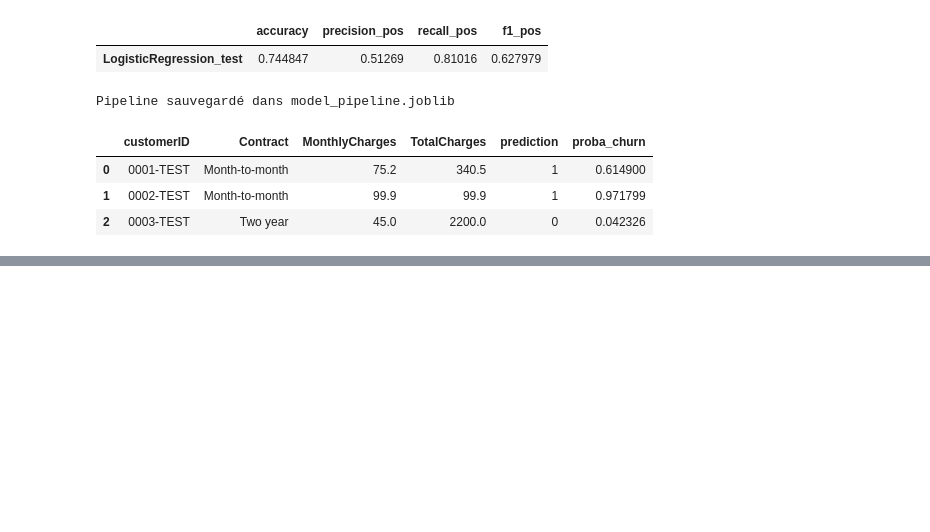
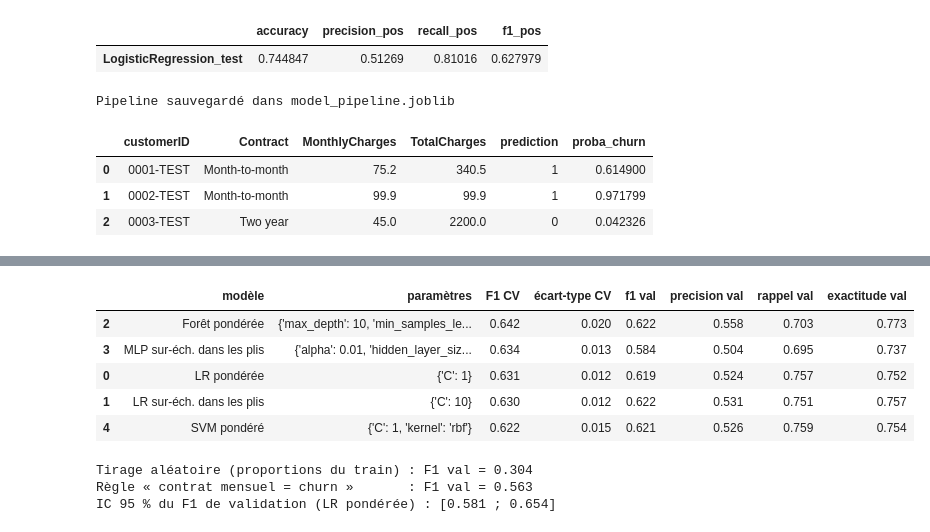
Before and after one commit to soboure69/Customer-Churn, a Jupyter notebook: projet_costumer_churn.ipynb, the cells around one changed output, grey strips where cells are left out. Drawn from its saved outputs; the diff is of its cells as text; code cells hidden in the pictures; blank space fills up the shorter version.

```diff
--- a/projet_costumer_churn.ipynb
+++ b/projet_costumer_churn.ipynb
@@ -1391,0 +1407,20 @@ except Exception as e:
+# %%
+from imblearn.over_sampling import RandomOverSampler
+from imblearn.pipeline import Pipeline as ImbPipeline
+from sklearn.dummy import DummyClassifier
+from sklearn.metrics import accuracy_score, f1_score, precision_score, recall_score
+from sklearn.model_selection import StratifiedKFold, cross_val_predict
+from sklearn.pipeline import Pipeline
+
+# Même découpage que plus haut, sur les données non normalisées
+Xs_train, Xs_tmp, ys_train, ys_tmp = train_test_split(X, y, test_size=0.4, random_state=seed, stratify=y)
+Xs_val, Xs_test, ys_val, ys_test = train_test_split(Xs_tmp, ys_tmp, test_size=0.5, random_state=seed, stratify=ys_tmp)
+cv = StratifiedKFold(n_splits=5, shuffle=True, random_state=seed)
+
+
+def metriques(y_true, y_pred):
+    return {'f1': f1_score(y_true, y_pred), 'precision': precision_score(y_true, y_pred),
+            'rappel': recall_score(y_true, y_pred), 'exactitude': accuracy_score(y_true, y_pred)}
+
+
+print(f'train {len(Xs_train)} | validation {len(Xs_val)} | test {len(Xs_test)} | churn dans le train {ys_train.mean():.1%}')
@@ -1391,0 +1433,55 @@ except Exception as e:
+# %%
+candidats = {
+    'LR pondérée': (
+        Pipeline([('scale', MinMaxScaler()), ('model', LogisticRegression(class_weight='balanced', max_iter=1000, random_state=seed))]),
+        {'model__C': [0.01, 0.1, 1, 10, 100]}),
+    'LR sur-éch. dans les plis': (
+        ImbPipeline([('scale', MinMaxScaler()), ('over', RandomOverSampler(random_state=seed)), ('model', LogisticRegression(max_iter=1000, random_state=seed))]),
+        {'model__C': [0.01, 0.1, 1, 10, 100]}),
+    'Forêt pondérée': (
+        Pipeline([('scale', MinMaxScaler()), ('model', RandomForestClassifier(class_weight='balanced', random_state=seed))]),
+        {'model__n_estimators': [100, 300], 'model__max_depth': [5, 10, None], 'model__min_samples_leaf': [1, 5, 20]}),
+    'MLP sur-éch. dans les plis': (
+        ImbPipeline([('scale', MinMaxScaler()), ('over', RandomOverSampler(random_state=seed)), ('model', MLPClassifier(max_iter=1000, early_stopping=True, random_state=seed))]),
+        {'model__hidden_layer_sizes': [(50,), (100,), (200,)], 'model__alpha': [1e-4, 1e-2, 1]}),
+    'SVM pondéré': (
+        Pipeline([('scale', MinMaxScaler()), ('model', SVC(class_weight='balanced', random_state=seed))]),
+        {'model__C': [0.1, 1, 10, 100], 'model__kernel': ['linear', 'rbf']}),
+}
+
+lignes, grilles = [], {}
+for nom, (pipe, grille) in candidats.items():
+    gs = GridSearchCV(pipe, grille, scoring='f1', cv=cv).fit(Xs_train, ys_train)
+    grilles[nom] = gs
+    i = gs.best_index_
+    val = metriques(ys_val, gs.predict(Xs_val))
+    lignes.append({'modèle': nom,
+                   'paramètres': {k.replace('model__', ''): v for k, v in gs.best_params_.items()},
+                   'F1 CV': gs.cv_results_['mean_test_score'][i], 'écart-type CV': gs.cv_results_['std_test_score'][i],
+                   **{f'{k} val': v for k, v in val.items()}})
+
+comparaison = pd.DataFrame(lignes).sort_values('F1 CV', ascending=False).round(3)
+comparaison
+# %% [output]
+|  | modèle | paramètres | F1 CV | écart-type CV | f1 val | precision val | rappel val | exactitude val |
+| 2 | Forêt pondérée | {'max_depth': 10, 'min_samples_le... | 0.642 | 0.020 | 0.622 | 0.558 | 0.703 | 0.773 |
+| 3 | MLP sur-éch. dans les plis | {'alpha': 0.01, 'hidden_layer_siz... | 0.634 | 0.013 | 0.584 | 0.504 | 0.695 | 0.737 |
+| 0 | LR pondérée | {'C': 1} | 0.631 | 0.012 | 0.619 | 0.524 | 0.757 | 0.752 |
+| 1 | LR sur-éch. dans les plis | {'C': 10} | 0.630 | 0.012 | 0.622 | 0.531 | 0.751 | 0.757 |
+| 4 | SVM pondéré | {'C': 1, 'kernel': 'rbf'} | 0.622 | 0.015 | 0.621 | 0.526 | 0.759 | 0.754 |
+# %%
+# Références simples sur la validation
+aleatoire = DummyClassifier(strategy='stratified', random_state=seed).fit(Xs_train, ys_train)
+regle = ((Xs_val['Contract_One year'] == 0) & (Xs_val['Contract_Two year'] == 0)).astype(int)  # contrat mensuel
+print(f"Tirage aléatoire (proportions du train) : F1 val = {f1_score(ys_val, aleatoire.predict(Xs_val)):.3f}")
+print(f"Règle « contrat mensuel = churn »       : F1 val = {f1_score(ys_val, regle):.3f}")
+
+# Incertitude du F1 de validation (bootstrap, 1 000 tirages) pour la LR pondérée
+rng = np.random.default_rng(seed)
+pred_lr = grilles['LR pondérée'].predict(Xs_val)
+boot = [f1_score(ys_val.values[idx], pred_lr[idx]) for idx in (rng.integers(0, len(ys_val), len(ys_val)) for _ in range(1000))]
+print(f"IC 95 % du F1 de validation (LR pondérée) : [{np.percentile(boot, 2.5):.3f} ; {np.percentile(boot, 97.5):.3f}]")
+# %% [output]
+Tirage aléatoire (proportions du train) : F1 val = 0.304
+Règle « contrat mensuel = churn »       : F1 val = 0.563
+IC 95 % du F1 de validation (LR pondérée) : [0.581 ; 0.654]
```
Also changed, not shown: parts of 15 cells of this notebook, 4 other files.
